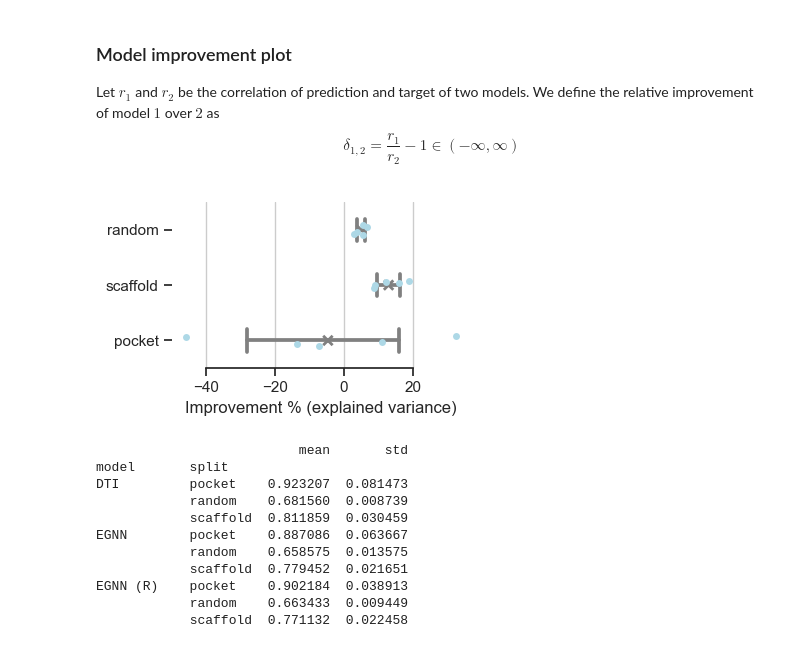
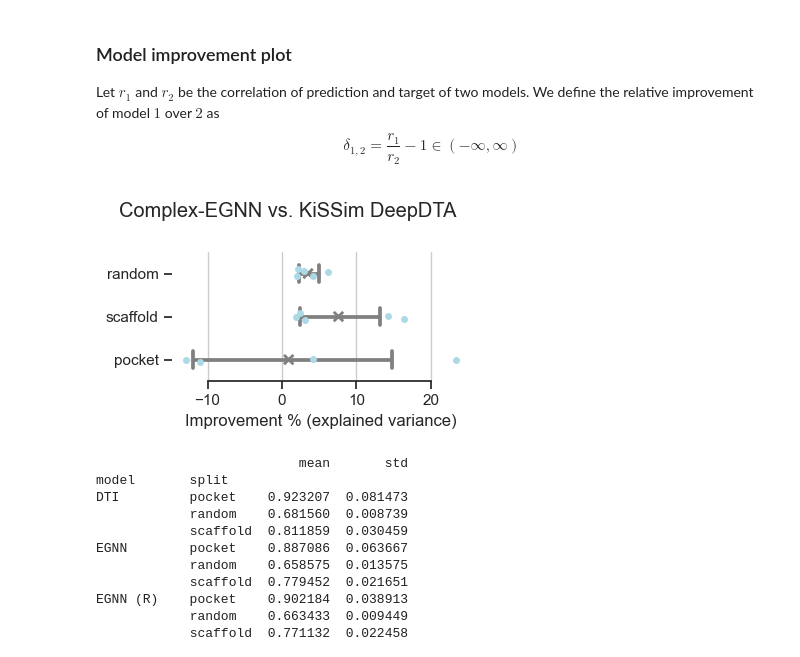
Before and after one commit to volkamerlab/kinodata-3D-affinity-prediction, a Jupyter notebook: scripts/evaluation.ipynb, the cells around one changed output. Cells and saved outputs as stored; diff of their text form; code cells hidden in the pictures.

```diff
--- a/scripts/evaluation.ipynb
+++ b/scripts/evaluation.ipynb
@@ -215,23 +215,33 @@ $$
 \delta_{1,2} = \frac{r_1}{r_2} - 1 \in (-\infty, \infty)
 $$
 # %%
-corr_diff = corr_data.groupby(["split", "split_seed"])[["model_full_name", "test_corr"]].apply(lambda x: x.test_corr.values[2] / x.test_corr.values[3])
+model_1, model_2 = "Complex-EGNN", "KiSSim DeepDTA"
+
+mask = ~((corr_data["split"] == "pocket") & (corr_data["split_seed"] == 0))
+grouped = corr_data[mask].groupby(["split", "split_seed"])[["model_full_name", "test_corr"]]
+
+name, group = next(iter(grouped))
+name_to_group_index = {name : index for index, (name, _) in enumerate(group.values)}
+index_1, index_2 = name_to_group_index[model_1], name_to_group_index[model_2]
+
+corr_diff = grouped.apply(lambda x: x.test_corr.values[index_1] / x.test_corr.values[index_2])
 corr_diff = corr_diff.reset_index().rename(columns={0: "corr_ratio"})
 corr_diff["improvement"] = (corr_diff["corr_ratio"] - 1) * 100
 
 f, ax = plt.subplots(figsize=(4, 2.5))
+f.suptitle(f"{model_1} vs. {model_2}")
 sns.set_theme(style="ticks")
 sns.stripplot(corr_diff, x="improvement", y="split", size=5, linewidth=0, color="lightblue", order=["random", "scaffold", "pocket"])
 sns.pointplot(corr_diff, x="improvement", y="split", order=["random", "scaffold", "pocket"], join=False, color=".5", capsize=.4, markers="x")
 ax.xaxis.grid(True)
 ax.set(ylabel="")
 ax.set_xlabel(r"Improvement % (explained variance)")
 sns.despine(trim=True, left=True)
 # ax.set_xlim(left=0, right=2.0)
 f.tight_layout()
 f.savefig("corr_diff_kinodata.pdf")
 # %% [output]
-[figure, old version]
+[figure, new version]
 # %%
 eval_data["abs_error"] = (eval_data["pred"] - eval_data["activities.standard_value"]).abs()
 # %%
```
Also changed, not shown: parts of 1 cell of this notebook, 1 other file.
